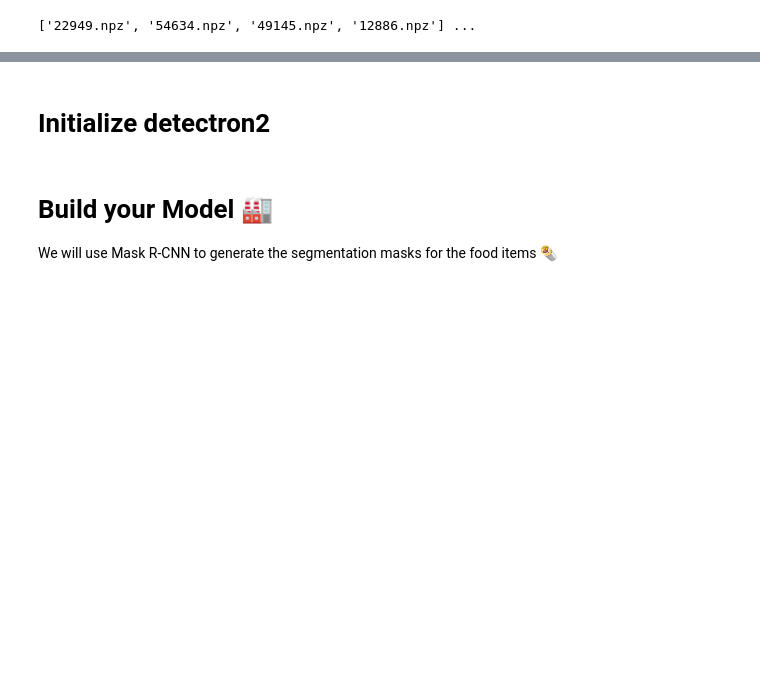
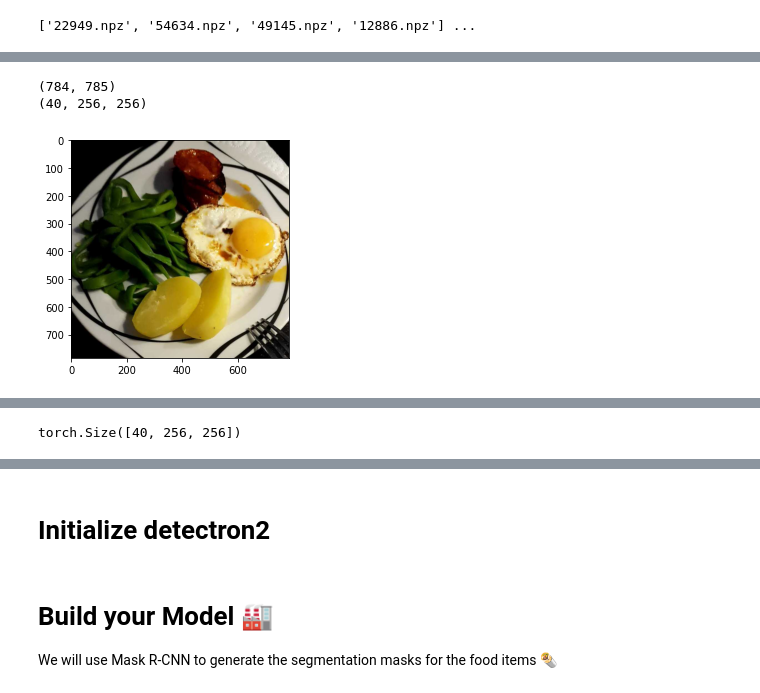
Before and after one commit to GollyTicker/Food-Recognition-Challenge, a Jupyter notebook: Starter_Kit.ipynb, the cells around one changed output, grey strips where cells are left out. Saved outputs shown, nothing was run; the diff lists cells and outputs as text; code cells hidden in the pictures; blank space fills up the shorter version.

```diff
--- a/Starter_Kit.ipynb
+++ b/Starter_Kit.ipynb
@@ -663,0 +693,23 @@ if False:
+# %%
+result, what = list(dls.train)[0][0]
+
+def get_train_data(idx):
+  input, ground_truth = dls.train_ds[idx]
+  assert ground_truth.shape == (N_CLASSES, IM_SZ, IM_SZ)
+  return input, ground_truth
+
+im, gt = get_train_data(0)
+
+print(im.shape)
+print(gt.shape)
+plt.imshow(im)
+plt.show()
+
+full_dec_pred, _, _  = learn.predict(im)
+# predict return values: https://docs.fast.ai/learner.html#Learner.predict
+
+print(full_dec_pred.shape)
+# %% [output]
+(784, 785)
+(40, 256, 256)
+[figure, added]
@@ -663,0 +717 @@ if False:
+torch.Size([40, 256, 256])
```
Also changed, not shown: parts of 17 cells of this notebook.
